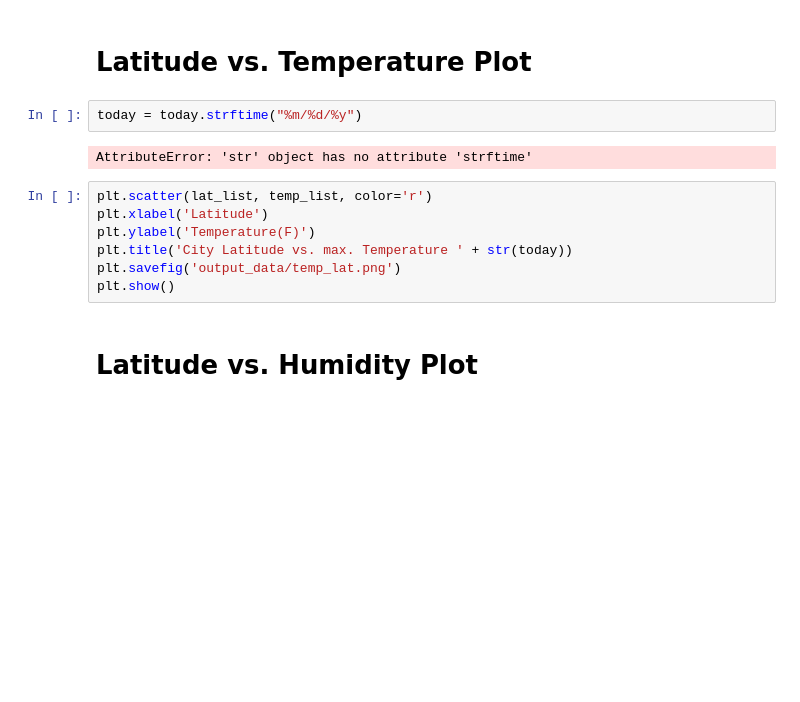
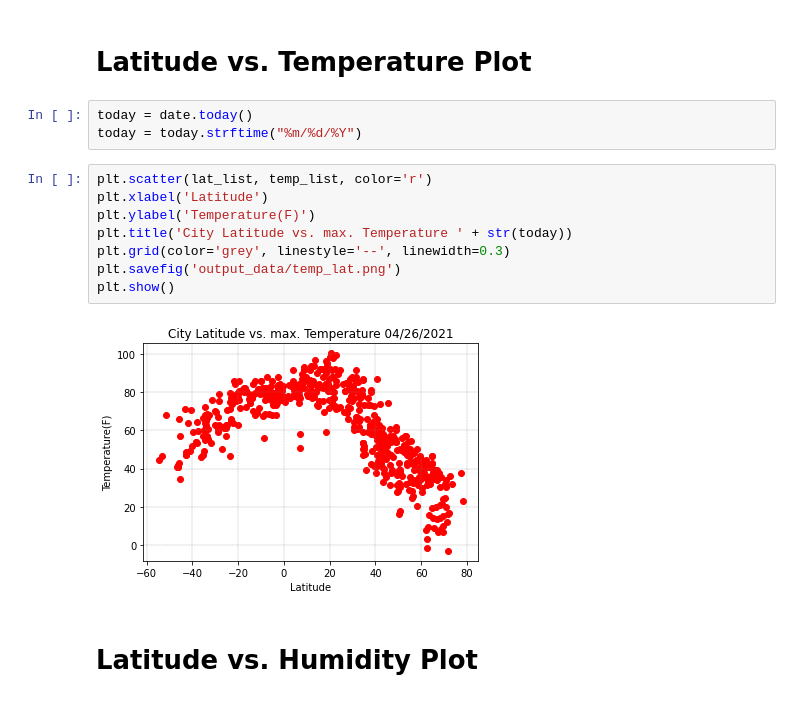
Before and after one commit to ElizaDeBarros/Python-api-challenge, a Jupyter notebook: WeatherPy/WeatherPy.ipynb, the cells around one changed output. Cells and saved outputs as stored; diff of their text form; blank space fills up the shorter version.

```diff
--- a/WeatherPy/WeatherPy.ipynb
+++ b/WeatherPy/WeatherPy.ipynb
@@ -178,16 +185,18 @@ if len(index_value) > 0:
 # %% [markdown]
 # Latitude vs. Temperature Plot
 # %%
-today = today.strftime("%m/%d/%y")
+today = date.today()
+today = today.strftime("%m/%d/%Y")
-# %% [output]
-AttributeError: 'str' object has no attribute 'strftime'
 # %%
 plt.scatter(lat_list, temp_list, color='r')
 plt.xlabel('Latitude')
 plt.ylabel('Temperature(F)')
 plt.title('City Latitude vs. max. Temperature ' + str(today))
+plt.grid(color='grey', linestyle='--', linewidth=0.3)
 plt.savefig('output_data/temp_lat.png')
 plt.show()
+# %% [output]
+[figure, added]
 # %% [markdown]
 # Latitude vs. Humidity Plot
 # %%
```
Also changed, not shown: parts of 16 cells of this notebook, 13 other files.
